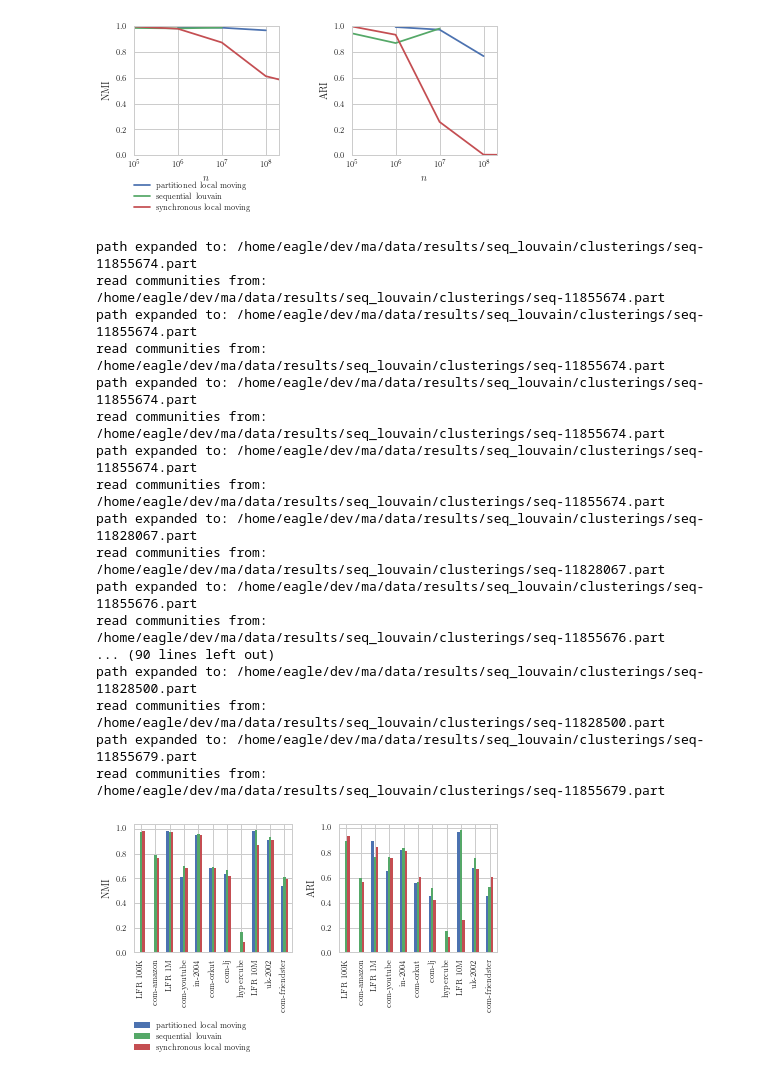
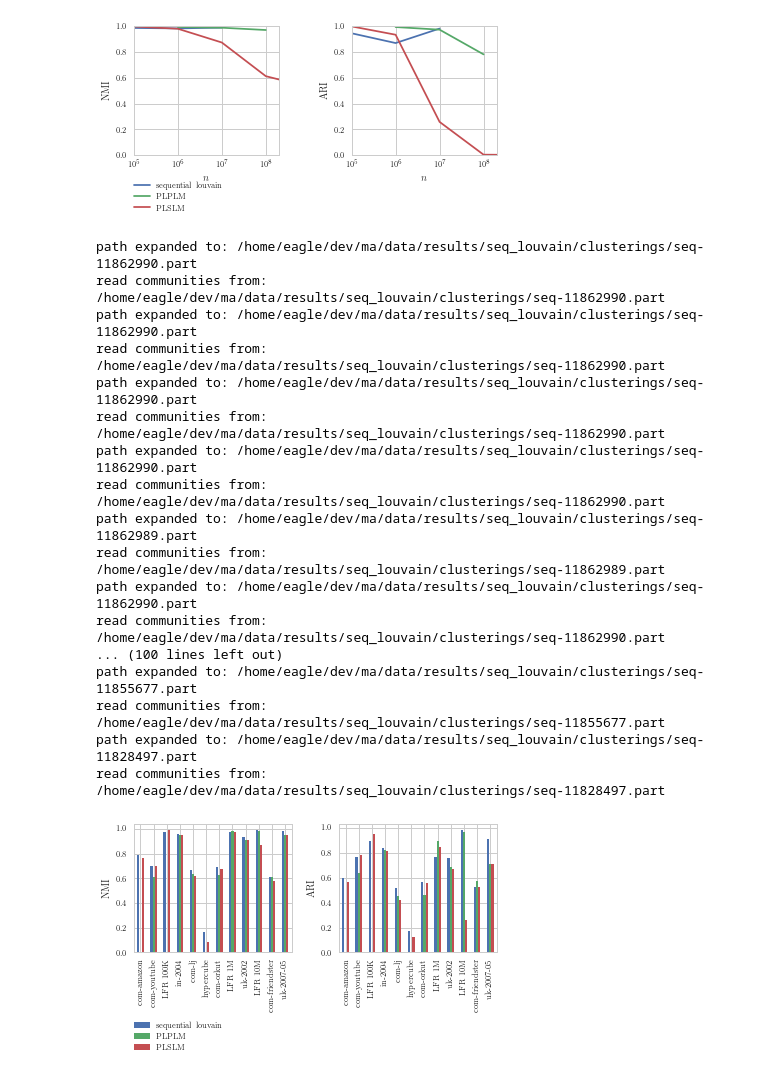
Before and after one commit to kit-algo/distributed_clustering_thrill, a Jupyter notebook: analysis/LFR Graph Size.ipynb, the cells around one changed output. Drawn from its saved outputs; the diff is of its cells as text; code cells hidden in the pictures.

```diff
--- a/analysis/LFR Graph Size.ipynb
+++ b/analysis/LFR Graph Size.ipynb
@@ -78,8 +78,8 @@ for path in files:
 frames = { typename: pd.DataFrame.from_dict(items, orient='index') for typename, items in data.items() }
 
 algorithm_names = {
-    'thrill partitioned louvain': 'partitioned local moving',
-    'thrill node based fully distributed local moving': 'synchronous local moving'
+    'thrill partitioned louvain': 'PLPLM',
+    'thrill node based fully distributed local moving': 'PLSLM'
 }
 
 frames['algorithm_run'].replace({ 'algorithm': algorithm_names }, inplace=True)
@@ -112,7 +111,7 @@ array(['sequential louvain', 'synchronous local moving',
 # %%
 algo_to_path = {
-    'partitioned local moving': 'plm_all',
-    'synchronous local moving': 'dlm_all',
+    'PLPLM': 'plm_all',
+    'PLSLM': 'dlm_all',
     'sequential louvain': 'seq_louvain'
 }
 
@@ -169,14 +166,14 @@ for (i, measure) in [(0, 'NMI'), (1, 'ARI')]:
     frames['clustering'] \
         .merge(frames['algorithm_run'], left_on='algorithm_run_id', right_index=True) \
         .merge(frames['program_run'], left_on='program_run_id', right_index=True) \
-        .groupby(['node_count', 'algorithm'])[measure].mean().dropna().unstack().plot(logx=True, ylim=(0, 1), legend=False, ax=axes[i])
+        .groupby(['node_count', 'algorithm'])[measure].mean().dropna().unstack()[['sequential louvain', 'PLPLM', 'PLSLM']].plot(logx=True, ylim=(0, 1), legend=False, ax=axes[i])
     axes[i].set_ylabel(measure)
     axes[i].set_xlabel("$n$")
 
 plt.legend(loc = 'lower left', bbox_to_anchor = (0.11,-0.25,1,1), bbox_transform = plt.gcf().transFigure)
 savefig("lfr_size")
 # %% [output]
-[figure, old version]
+[figure, new version]
 # %%
 seq_first_results = frames['clustering'] \
     .merge(frames['algorithm_run'], left_on='algorithm_run_id', right_index=True) \
@@ -212,42 +209,42 @@ frames['clustering'][['NMI_seq', 'ARI_seq']] = frames['clustering'] \
     .merge(pd.DataFrame({ 'seq_ground': seq_first_results }), left_on='graph', right_index=True) \
     .apply(siml_seq, axis=1)
 # %% [output]
-path expanded to: /home/eagle/dev/ma/data/results/seq_louvain/clusterings/seq-11855674.part
-read communities from: /home/eagle/dev/ma/data/results/seq_louvain/clusterings/seq-11855674.part
-path expanded to: /home/eagle/dev/ma/data/results/seq_louvain/clusterings/seq-11855674.part
-read communities from: /home/eagle/dev/ma/data/results/seq_louvain/clusterings/seq-11855674.part
-path expanded to: /home/eagle/dev/ma/data/results/seq_louvain/clusterings/seq-11855674.part
-read communities from: /home/eagle/dev/ma/data/results/seq_louvain/clusterings/seq-11855674.part
-path expanded to: /home/eagle/dev/ma/data/results/seq_louvain/clusterings/seq-11855674.part
-read communities from: /home/eagle/dev/ma/data/results/seq_louvain/clusterings/seq-11855674.part
-path expanded to: /home/eagle/dev/ma/data/results/seq_louvain/clusterings/seq-11828067.part
-read communities from: /home/eagle/dev/ma/data/results/seq_louvain/clusterings/seq-11828067.part
-path expanded to: /home/eagle/dev/ma/data/results/seq_louvain/clusterings/seq-11855676.part
-read communities from: /home/eagle/dev/ma/data/results/seq_louvain/clusterings/seq-11855676.part
-... (90 lines left out)
-path expanded to: /home/eagle/dev/ma/data/results/seq_louvain/clusterings/seq-11828500.part
-read communities from: /home/eagle/dev/ma/data/results/seq_louvain/clusterings/seq-11828500.part
-path expanded to: /home/eagle/dev/ma/data/results/seq_louvain/clusterings/seq-11855679.part
-read communities from: /home/eagle/dev/ma/data/results/seq_louvain/clusterings/seq-11855679.part
+path expanded to: /home/eagle/dev/ma/data/results/seq_louvain/clusterings/seq-11862990.part
+read communities from: /home/eagle/dev/ma/data/results/seq_louvain/clusterings/seq-11862990.part
+path expanded to: /home/eagle/dev/ma/data/results/seq_louvain/clusterings/seq-11862990.part
+read communities from: /home/eagle/dev/ma/data/results/seq_louvain/clusterings/seq-11862990.part
+path expanded to: /home/eagle/dev/ma/data/results/seq_louvain/clusterings/seq-11862990.part
+read communities from: /home/eagle/dev/ma/data/results/seq_louvain/clusterings/seq-11862990.part
+path expanded to: /home/eagle/dev/ma/data/results/seq_louvain/clusterings/seq-11862990.part
+read communities from: /home/eagle/dev/ma/data/results/seq_louvain/clusterings/seq-11862990.part
+path expanded to: /home/eagle/dev/ma/data/results/seq_louvain/clusterings/seq-11862989.part
+read communities from: /home/eagle/dev/ma/data/results/seq_louvain/clusterings/seq-11862989.part
+path expanded to: /home/eagle/dev/ma/data/results/seq_louvain/clusterings/seq-11862990.part
+read communities from: /home/eagle/dev/ma/data/results/seq_louvain/clusterings/seq-11862990.part
+... (100 lines left out)
+path expanded to: /home/eagle/dev/ma/data/results/seq_louvain/clusterings/seq-11855677.part
+read communities from: /home/eagle/dev/ma/data/results/seq_louvain/clusterings/seq-11855677.part
+path expanded to: /home/eagle/dev/ma/data/results/seq_louvain/clusterings/seq-11828497.part
+read communities from: /home/eagle/dev/ma/data/results/seq_louvain/clusterings/seq-11828497.part
 # %%
 fig, axes = plt.subplots(1, 2, figsize=(textwidth_to_inch(1.1), textwidth_to_inch(0.4)));
 plt.subplots_adjust(wspace=0.3);
 
 pad = 5
 
 for (i, measure) in [(0, 'NMI'), (1, 'ARI')]:
     frames['clustering'] \
         .merge(frames['algorithm_run'], left_on='algorithm_run_id', right_index=True) \
         .merge(frames['program_run'], left_on='program_run_id', right_index=True) \
-        .groupby(['graph', 'algorithm'])['{}_seq'.format(measure)].mean().dropna().unstack() \
-        .loc[frames['program_run'].sort_values('node_count')['graph'].dropna().unique()] \
+        .groupby(['graph', 'algorithm'])['{}_seq'.format(measure)].mean().dropna().unstack()[['sequential louvain', 'PLPLM', 'PLSLM']] \
+        .loc[frames['program_run'].sort_values('edge_count')['graph'].dropna().unique()] \
         .dropna(how='all') \
         .plot.bar(legend=False, ax=axes[i])
 
     axes[i].set_ylabel(measure)
     axes[i].set_xlabel('')
 
 plt.legend(loc = 'lower left', bbox_to_anchor = (0.11,-0.5,1,1), bbox_transform = plt.gcf().transFigure)
 savefig("lfr_size_seq")
 # %% [output]
-[figure, old version]
+[figure, new version]
```
Also changed, not shown: parts of 3 cells of this notebook, 3 other files.
